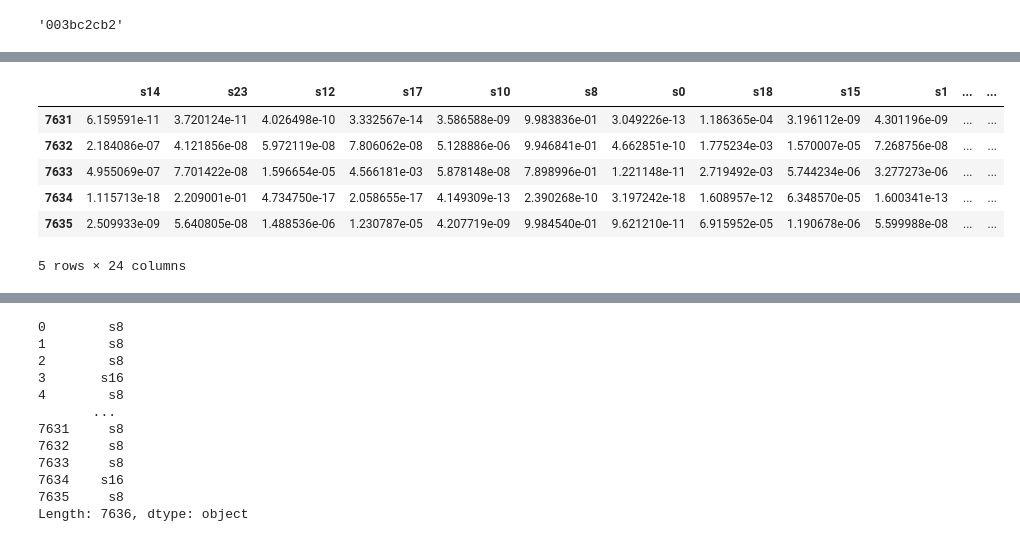
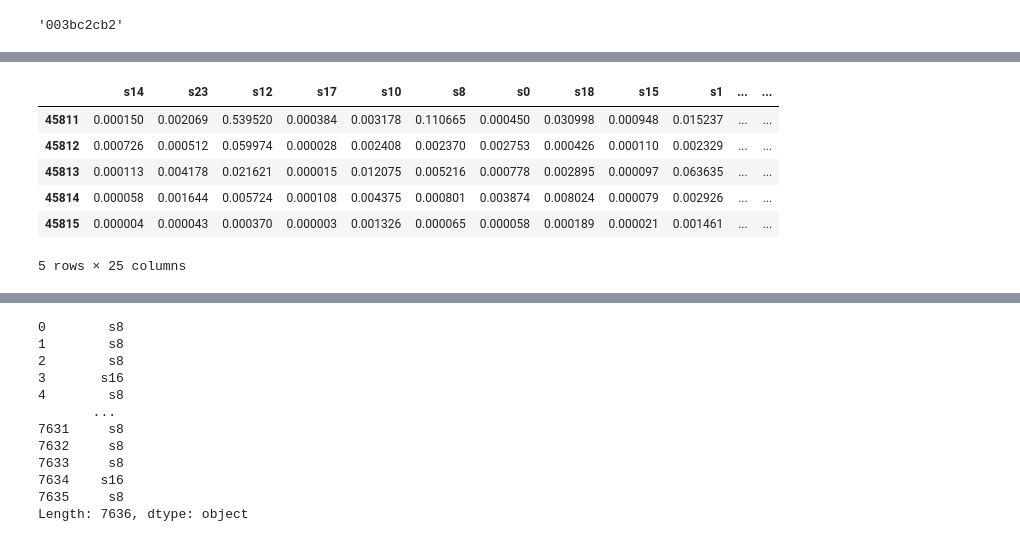
Before and after one commit to bhavishy6/KaggleRainforestChallenge, a Jupyter notebook: Logistic Regression.ipynb, the cells around one changed output, grey strips where cells are left out. Saved outputs shown, nothing was run; the diff lists cells and outputs as text; code cells hidden in the pictures.

```diff
--- a/Logistic Regression.ipynb
+++ b/Logistic Regression.ipynb
@@ -127,3 +169,5 @@ for i in tqdm(range(len(testfiles) // 2)):
+# %%
+test_df = pd.read_hdf("testfiles_df.hd5", key='stage')
 # %%
 test_df
 # %% [output]
@@ -148,11 +192,14 @@ test_slice_df = pd.DataFrame()
 # x = [0 -> length- 121781]
 
 
-for i in tqdm(range(len(test_df) // 3)):
+for i in tqdm(range(len(test_df))):
     entry = test_df.iloc[i]
+    waveform = entry["waveform"]
     x = 0
-    c_length =  len(entry['waveform']) if len(entry['waveform']) < 121781 else 121781
-    while x < len(entry['waveform']) - c_length:
+    c_length = 0
+    while len(entry['waveform']) - x - c_length > 0:
+#         print("true")
+        c_length = (len(entry['waveform']) - x) if (len(entry['waveform']) - x) < 121781 else 121781
         test_slice_df = test_slice_df.append({"waveform": waveform[x : x+c_length], "recording_id" : entry['recording_id']}, ignore_index=True)
 
         x = x+ c_length
@@ -193,13 +235,11 @@ test_slice_df
 # %%
 TEST = []
+ids = []
 for i in range(len(test_slice_df)):
     entry = test_slice_df["fft_1d"].iloc[i]
+    entry2 = test_slice_df["recording_id"].iloc[i]
+    ids.append(entry2)
     TEST.append(entry)
-# %%
-ids = []
-for i in range(len(test_slice_df)):
-    entry = test_slice_df["recording_id"].iloc[i]
-    ids.append(entry)
 # %%
 len(ids)
 # %% [output]
@@ -207,14 +247,14 @@ len(ids)
 # %%
 Y_pp = pd.DataFrame(logreg.predict_proba(TEST),
              columns=['s14', 's23', 's12', 's17', 's10', 's8', 's0', 's18', 's15', 's1', 's6', 's7',
        's11', 's13', 's16', 's19', 's3', 's2', 's4', 's22', 's9', 's21', 's20', 's5'])
-# Y_pp['recording_id'] = ids
+Y_pp['recording_id'] = ids
 Y_pp.tail()
 # %% [output]
 |  | s14 | s23 | s12 | s17 | s10 | s8 | s0 | s18 | s15 | s1 | ... | ... |
-| 7631 | 6.159591e-11 | 3.720124e-11 | 4.026498e-10 | 3.332567e-14 | 3.586588e-09 | 9.983836e-01 | 3.049226e-13 | 1.186365e-04 | 3.196112e-09 | 4.301196e-09 | ... | ... |
-| 7632 | 2.184086e-07 | 4.121856e-08 | 5.972119e-08 | 7.806062e-08 | 5.128886e-06 | 9.946841e-01 | 4.662851e-10 | 1.775234e-03 | 1.570007e-05 | 7.268756e-08 | ... | ... |
-| 7633 | 4.955069e-07 | 7.701422e-08 | 1.596654e-05 | 4.566181e-03 | 5.878148e-08 | 7.898996e-01 | 1.221148e-11 | 2.719492e-03 | 5.744234e-06 | 3.277273e-06 | ... | ... |
-| 7634 | 1.115713e-18 | 2.209001e-01 | 4.734750e-17 | 2.058655e-17 | 4.149309e-13 | 2.390268e-10 | 3.197242e-18 | 1.608957e-12 | 6.348570e-05 | 1.600341e-13 | ... | ... |
-| 7635 | 2.509933e-09 | 5.640805e-08 | 1.488536e-06 | 1.230787e-05 | 4.207719e-09 | 9.984540e-01 | 9.621210e-11 | 6.915952e-05 | 1.190678e-06 | 5.599988e-08 | ... | ... |
+| 45811 | 0.000150 | 0.002069 | 0.539520 | 0.000384 | 0.003178 | 0.110665 | 0.000450 | 0.030998 | 0.000948 | 0.015237 | ... | ... |
+| 45812 | 0.000726 | 0.000512 | 0.059974 | 0.000028 | 0.002408 | 0.002370 | 0.002753 | 0.000426 | 0.000110 | 0.002329 | ... | ... |
+| 45813 | 0.000113 | 0.004178 | 0.021621 | 0.000015 | 0.012075 | 0.005216 | 0.000778 | 0.002895 | 0.000097 | 0.063635 | ... | ... |
+| 45814 | 0.000058 | 0.001644 | 0.005724 | 0.000108 | 0.004375 | 0.000801 | 0.003874 | 0.008024 | 0.000079 | 0.002926 | ... | ... |
+| 45815 | 0.000004 | 0.000043 | 0.000370 | 0.000003 | 0.001326 | 0.000065 | 0.000058 | 0.000189 | 0.000021 | 0.001461 | ... | ... |
-5 rows × 24 columns
+5 rows × 25 columns
```
Also changed, not shown: parts of 26 cells of this notebook, 1 other file.
